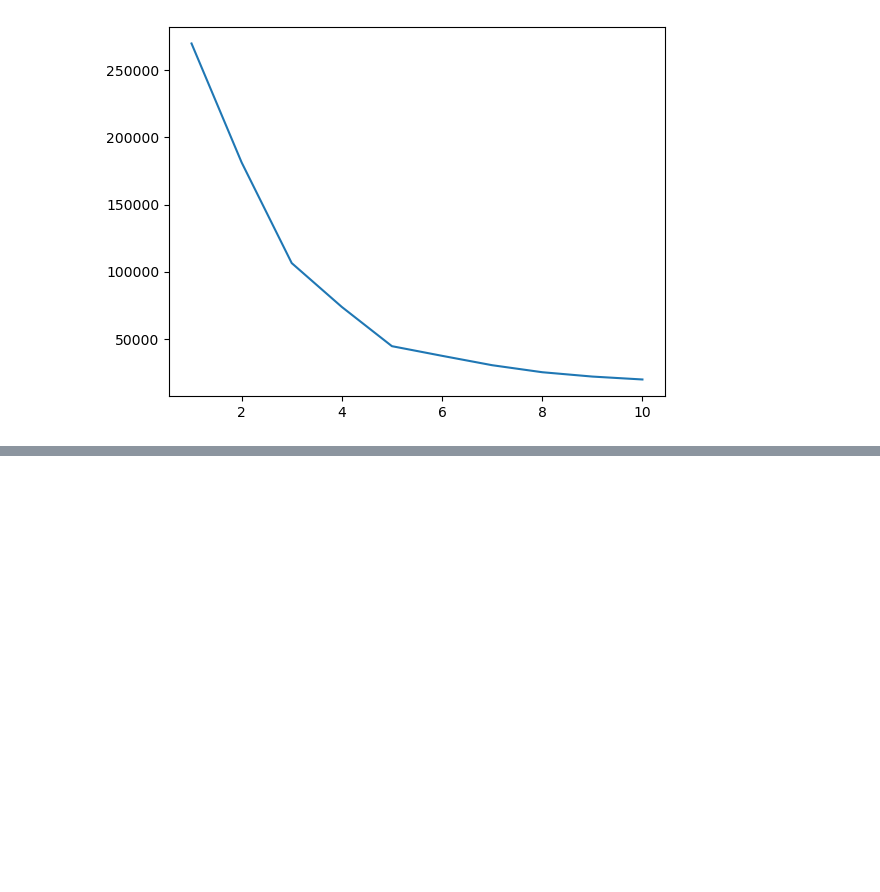
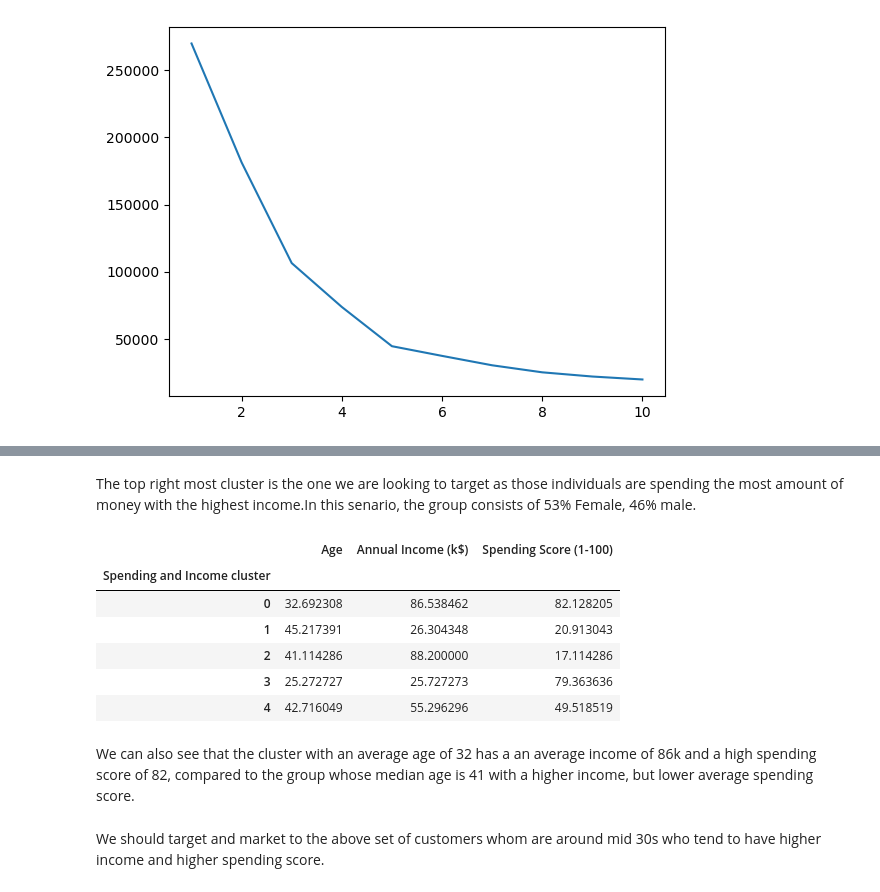
Before and after one commit to averyali95/Python---Portfolio-Project-2, a Jupyter notebook: shopping project 2.ipynb, the cells around one changed output, grey strips where cells are left out. Saved outputs shown, nothing was run; the diff lists cells and outputs as text; code cells hidden in the pictures; blank space fills up the shorter version.

```diff
--- a/shopping project 2.ipynb
+++ b/shopping project 2.ipynb
@@ -288,0 +302,17 @@ sb.scatterplot(data=df,x='Annual Income (k$)', y='Spending Score (1-100)',hue='S
+# %% [markdown]
+The top right most cluster is the one we are looking to target as those individuals are spending the most amount of money with the highest income.In this senario, the group consists of 53% Female, 46% male.
+# %%
+df.groupby('Spending and Income cluster')['Age','Annual Income (k$)','Spending Score (1-100)'].mean()
+# Mean values of clusters
+# %% [output]
+|  | Age | Annual Income (k$) | Spending Score (1-100) |
+| Spending and Income cluster |  |  |  |
+| 0 | 32.692308 | 86.538462 | 82.128205 |
+| 1 | 45.217391 | 26.304348 | 20.913043 |
+| 2 | 41.114286 | 88.200000 | 17.114286 |
+| 3 | 25.272727 | 25.727273 | 79.363636 |
+| 4 | 42.716049 | 55.296296 | 49.518519 |
+# %% [markdown]
+We can also see that the cluster with an average age of 32 has a an average income of 86k and a high spending score of 82, compared to the group whose median age is 41 with a higher income, but lower average spending score.
+# %% [markdown]
+We should target and market to the above set of customers whom are around mid 30s who tend to have higher income and higher spending score.
```
Also changed, not shown: parts of 8 cells of this notebook, 1 other file.
